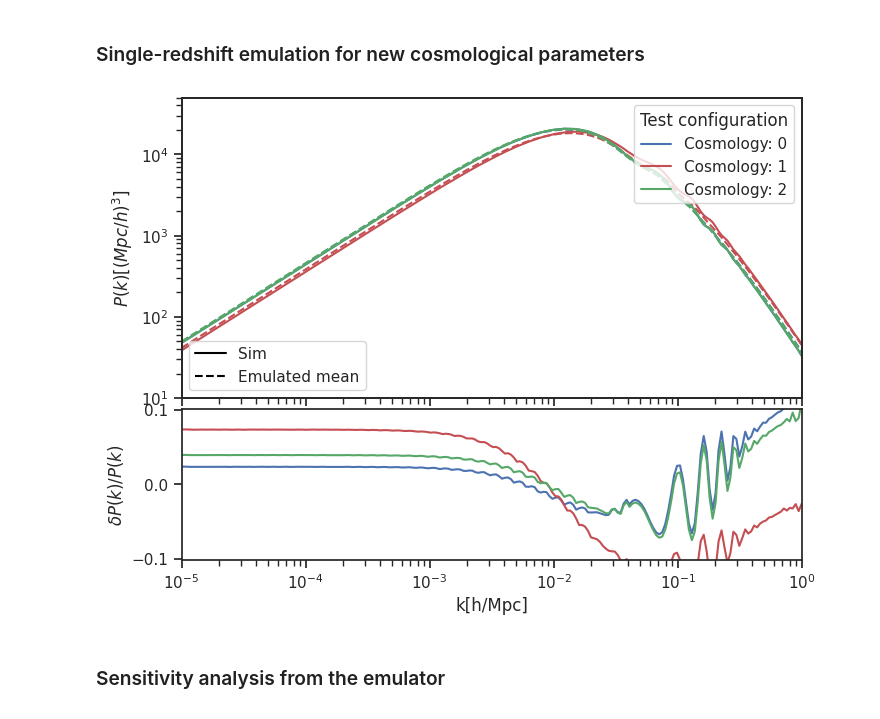
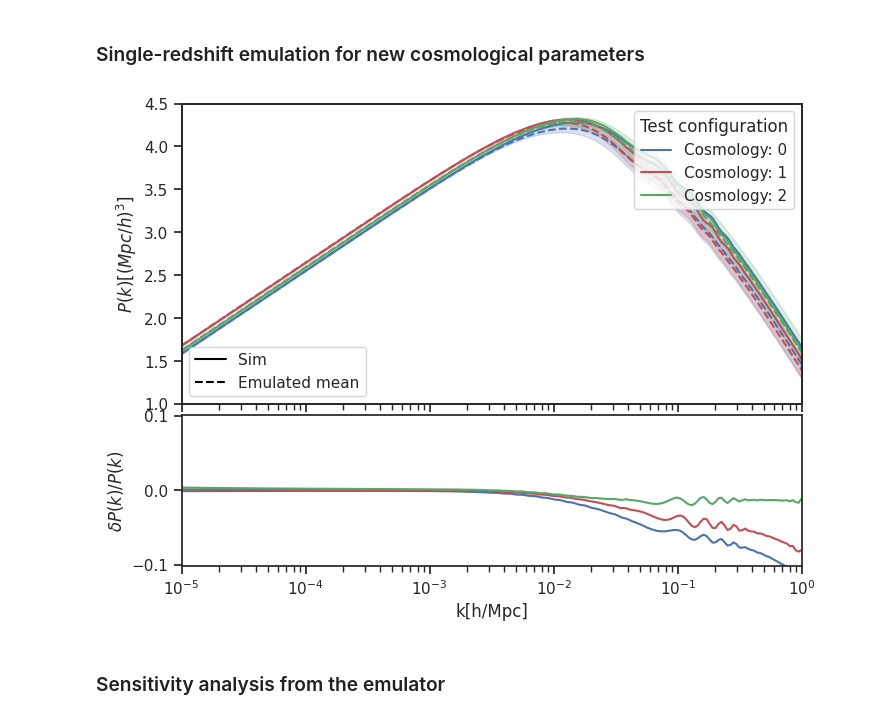
Before and after one commit to nesar/EarlyDarkEmu, a Jupyter notebook: nbs/index.ipynb, the cells around one changed output. Drawn from its saved outputs; the diff is of its cells as text; code cells hidden in the pictures.

Commit message:
load debug

```diff
--- a/nbs/index.ipynb
+++ b/nbs/index.ipynb
@@ -31,3 +39,6 @@ import matplotlib.pylab as plt
 if_train_all = False ## Re-train all the models. Time-consuming.
 if_mcmc_all = False  ## Full MCMC run. Time-consuming.
 if_savefig = False
+
+if_pk_log = True ## P(k) is to be in log10 scaling
+if_y_scale_plot_log = not if_pk_log
@@ -34,8 +49,9 @@ if_savefig = False
 # %% [markdown]
 ### Loading files
 # %%
-Pk_all, k_all, z_all = load_npy_pk_k_z()
-p_all = load_params()
+p_all = load_params() ## Loading Cosmological Parameters
+Pk_all, k_all, z_all = load_npy_pk_k_z(pk_log_scale=if_pk_log) # Loading P(k), k and redshift
+
 print(p_all.shape, Pk_all.shape, k_all.shape, z_all.shape, PARAM_NAME)
 print(len(PARAM_NAME))
 
@@ -189,10 +208,11 @@ WARNING: make sure this model was instantiated with the same input data as the m
 # %%
 test_indices_rand = np.random.randint(size=3, low=0, high=input_params.shape[0])
 pred_mean, pred_quant = emulate(sepia_model, input_params[test_indices_rand])
 # pred_quant == Emulated (0.05, 0.95) quantile
-validation_plot(k_all, target_vals[test_indices_rand], pred_mean, pred_quant, xy_lims=[1e-5, 1e0, 10, 5e4]);
+# validation_plot(k_all, target_vals[test_indices_rand], pred_mean, pred_quant, xy_lims=[1e-5, 1e0, 10, 5e4], y_log_scale=if_y_scale_plot_log);
+validation_plot(k_all, target_vals[test_indices_rand], pred_mean, pred_quant, xy_lims=[1e-5, 1e0, 1, 4.5], y_log_plot_scale=if_y_scale_plot_log);
 # %% [output]
-[figure, old version]
+[figure, new version]
 # %% [markdown]
 ### Sensitivity analysis from the emulator
 # %%
```
Also changed, not shown: parts of 14 cells of this notebook, 56 other files.
